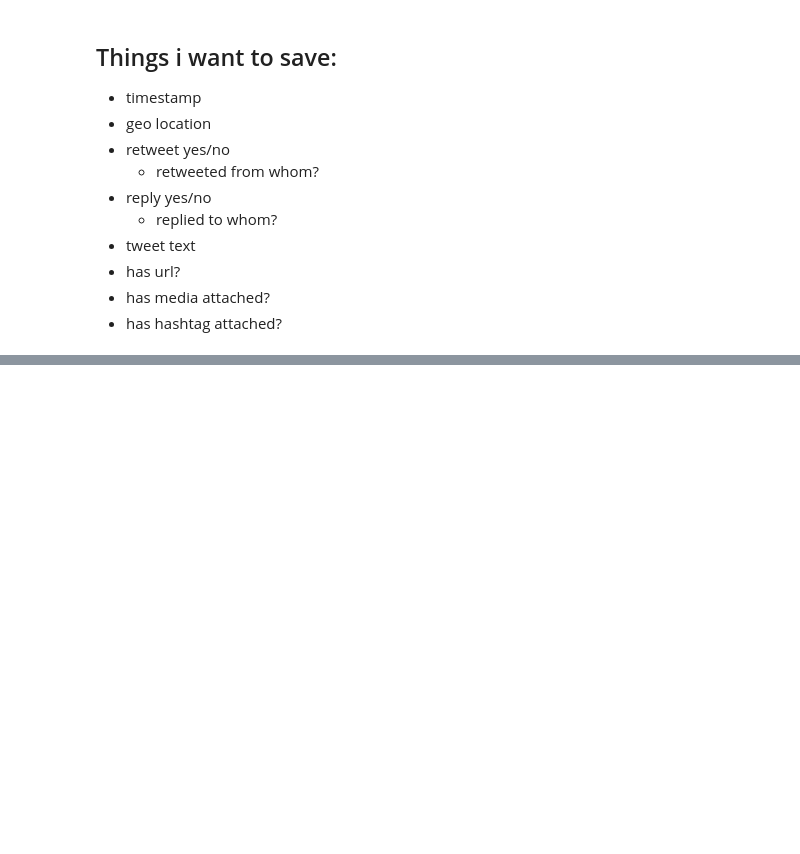
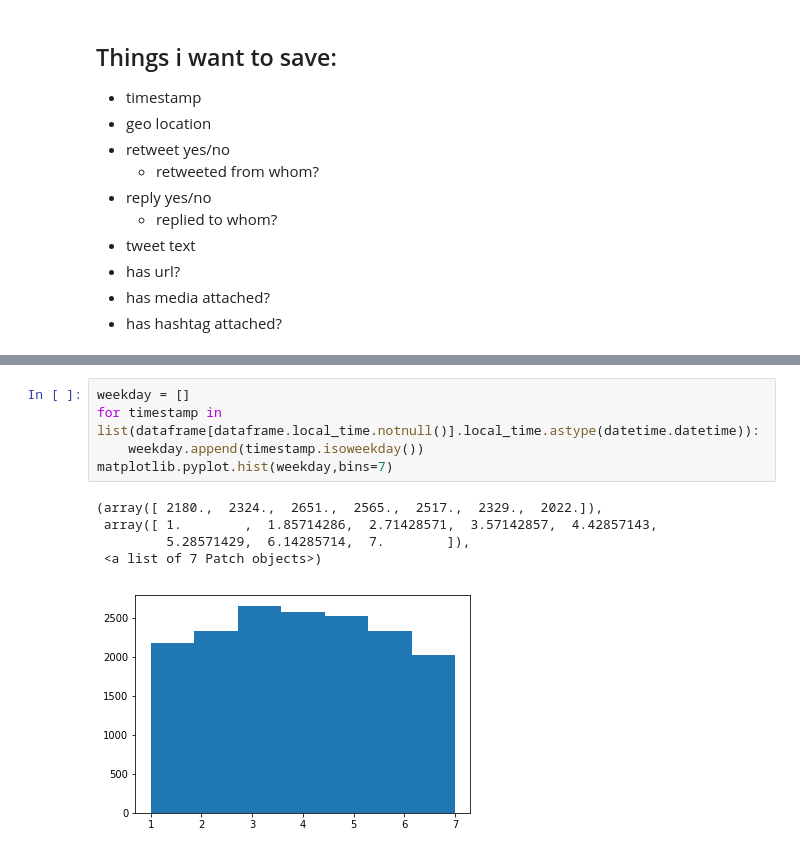
Before and after one commit to gedankenstuecke/twitter-analyser, a Jupyter notebook: archive-analyser.ipynb, the cells around one changed output, grey strips where cells are left out. Saved outputs shown, nothing was run; the diff lists cells and outputs as text; blank space fills up the shorter version.

```diff
--- a/archive-analyser.ipynb
+++ b/archive-analyser.ipynb
@@ -163,0 +209,11 @@ tweet_df
+# %%
+weekday = []
+for timestamp in list(dataframe[dataframe.local_time.notnull()].local_time.astype(datetime.datetime)):
+    weekday.append(timestamp.isoweekday())
+matplotlib.pyplot.hist(weekday,bins=7)
+# %% [output]
+(array([ 2180.,  2324.,  2651.,  2565.,  2517.,  2329.,  2022.]),
+ array([ 1.        ,  1.85714286,  2.71428571,  3.57142857,  4.42857143,
+         5.28571429,  6.14285714,  7.        ]),
+ <a list of 7 Patch objects>)
+[figure, added]
```
Also changed, not shown: parts of 7 cells of this notebook.
